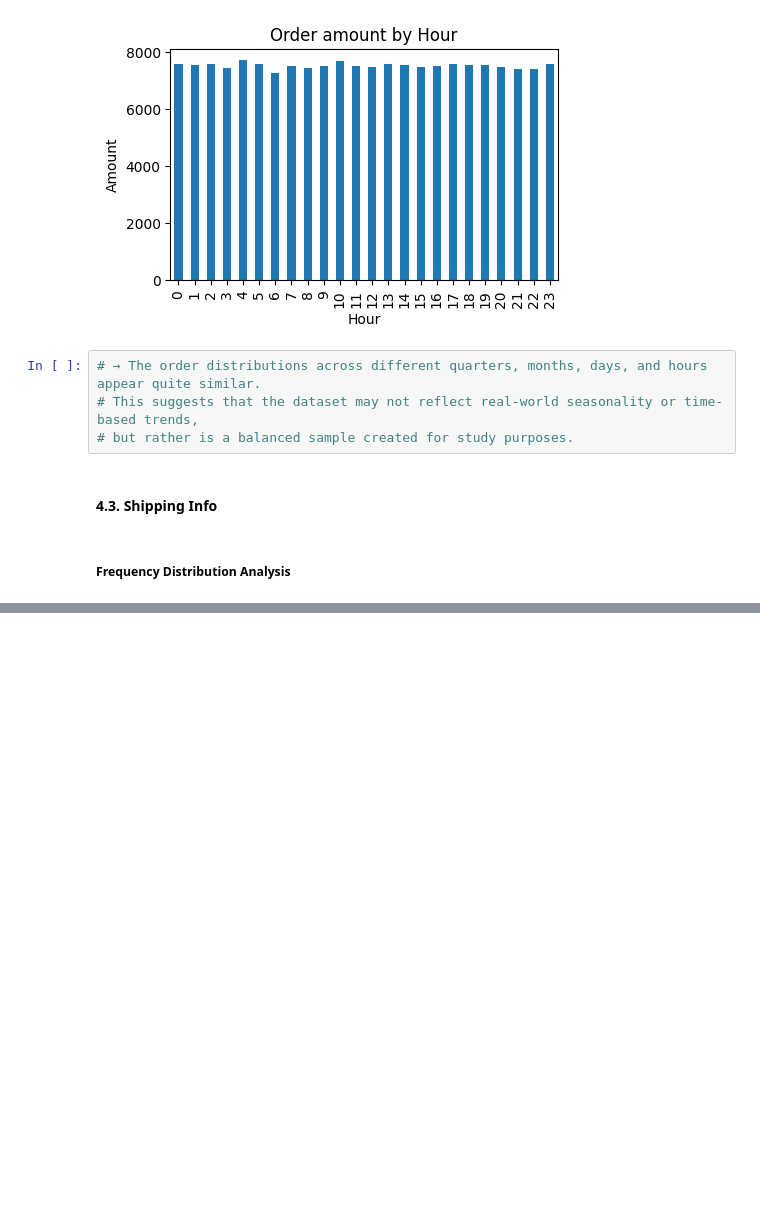
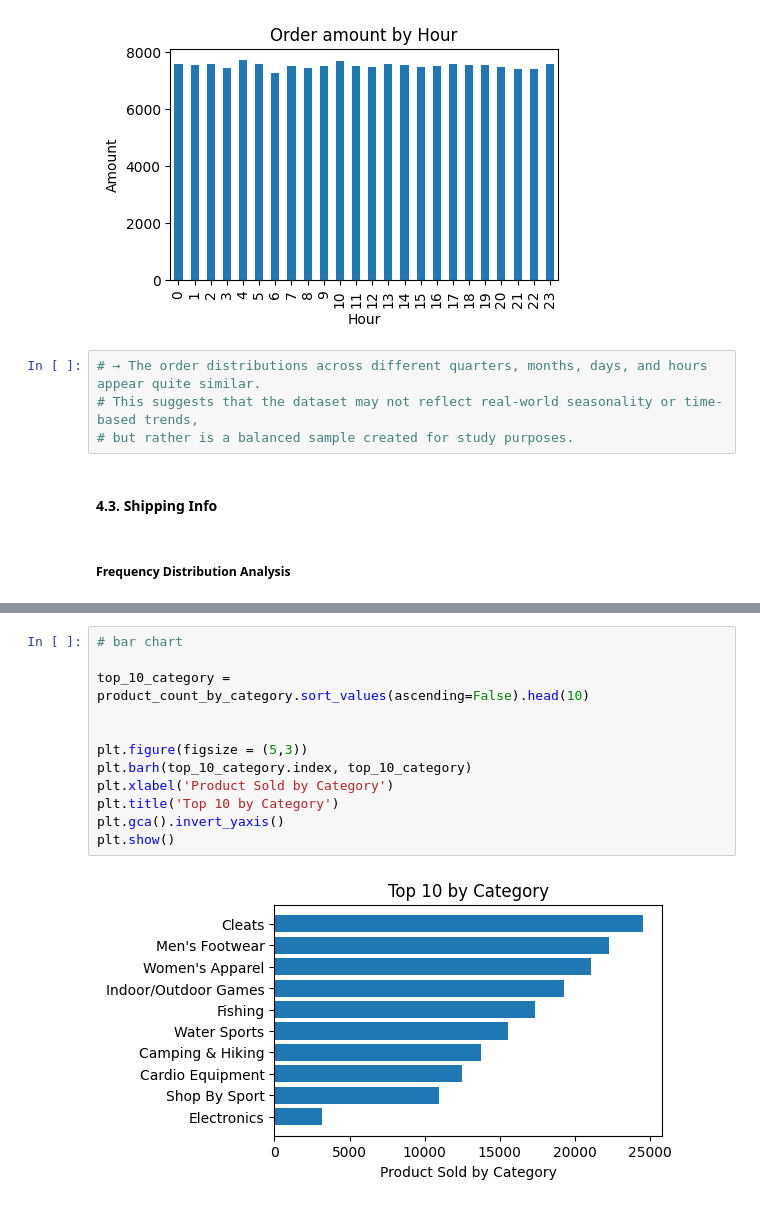
Before and after one commit to nh-adorie/scm-co-smart-project, a Jupyter notebook: notebook/eda.ipynb, the cells around one changed output, grey strips where cells are left out. Saved outputs shown, nothing was run; the diff lists cells and outputs as text; blank space fills up the shorter version.

```diff
--- a/notebook/eda.ipynb
+++ b/notebook/eda.ipynb
@@ -302,0 +395,14 @@ plt.show()
+# %%
+# bar chart
+
+top_10_category = product_count_by_category.sort_values(ascending=False).head(10)
+
+
+plt.figure(figsize = (5,3))
+plt.barh(top_10_category.index, top_10_category)
+plt.xlabel('Product Sold by Category')
+plt.title('Top 10 by Category')
+plt.gca().invert_yaxis()
+plt.show()
+# %% [output]
+[figure, added]
```
Also changed, not shown: parts of 16 cells of this notebook.
